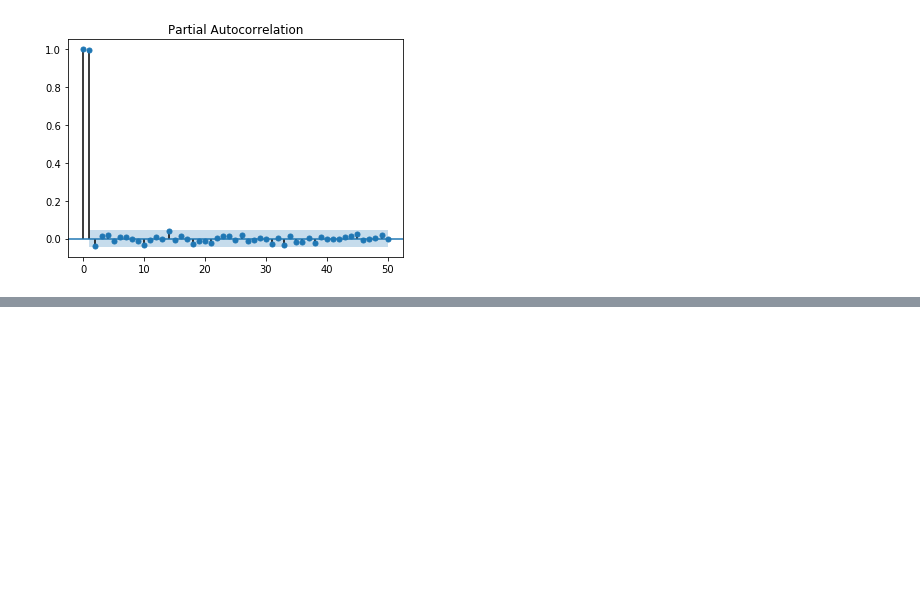
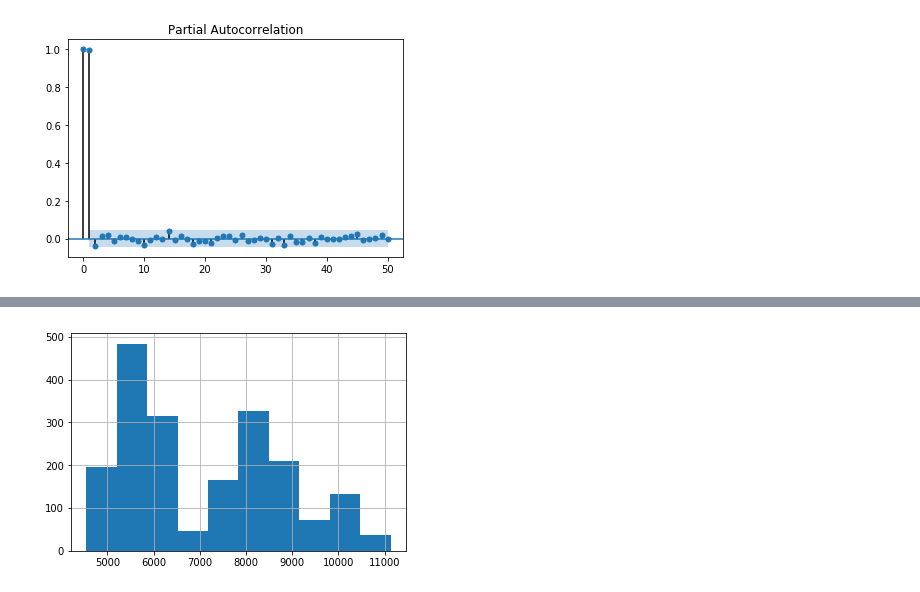
Before and after one commit to Abhijeet-Katiyar/Summer, a Jupyter notebook: Report4.ipynb, the cells around one changed output, grey strips where cells are left out. Saved outputs shown, nothing was run; the diff lists cells and outputs as text; code cells hidden in the pictures; blank space fills up the shorter version.

```diff
--- a/Report4.ipynb
+++ b/Report4.ipynb
@@ -685,0 +684,4 @@ Nifty_data
+# %%
+ar1ma1_obj_fin = smtsa.ARMA(close_resid.tolist(), order=(1, 1)).fit(maxlag=30, method='mle', trend='nc')
+Nifty_data['AR1MA1']=ar1ma1_obj_fin.predict()
+arma_obj_fim.summary()
@@ -685,0 +704,5 @@ Nifty_data
+# %%
+plt.hist(Nifty_data['Close'])
+plt.grid(True)
+# %% [output]
+[figure, added]
```
Also changed, not shown: parts of 8 cells of this notebook.
